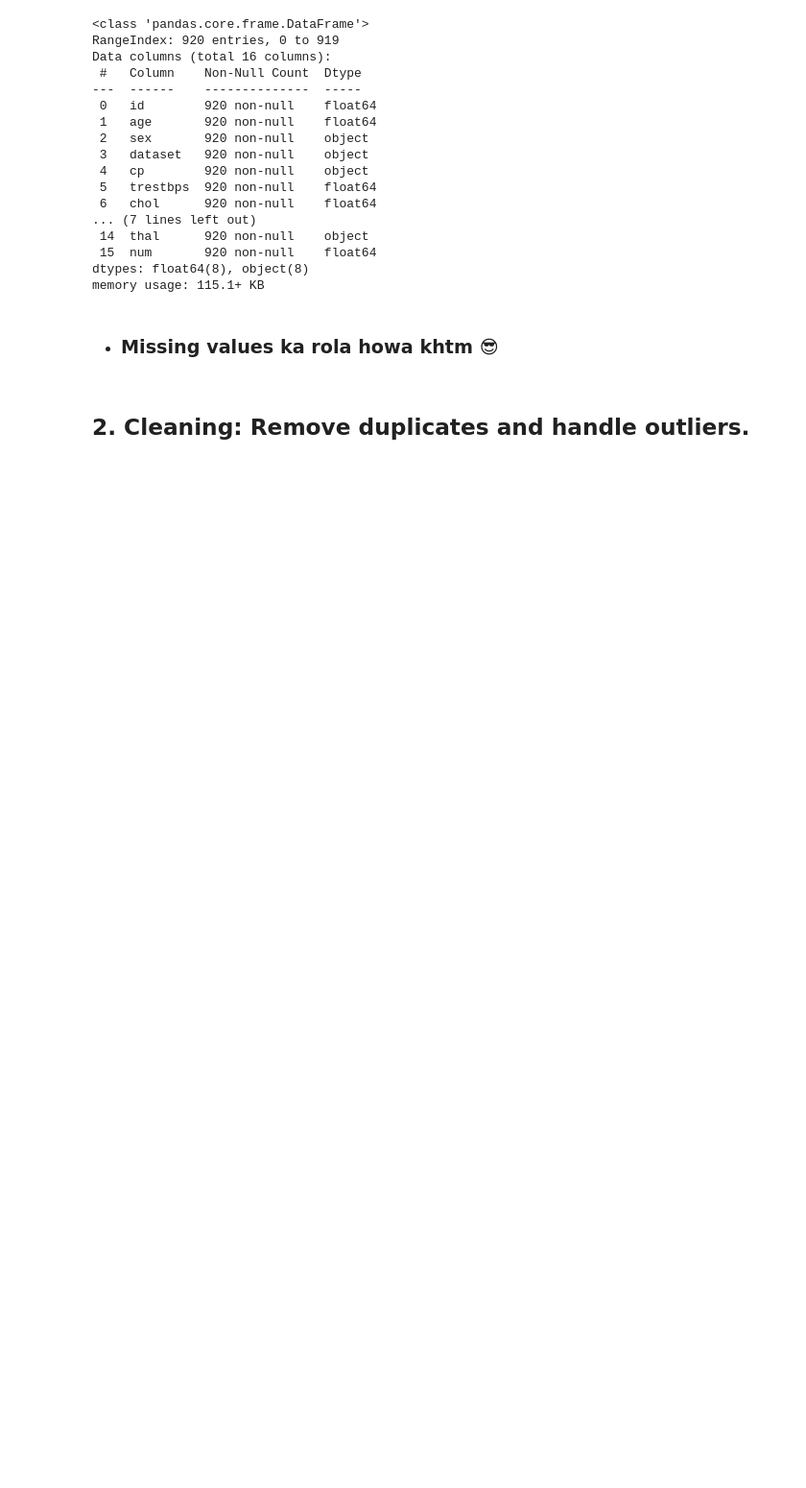
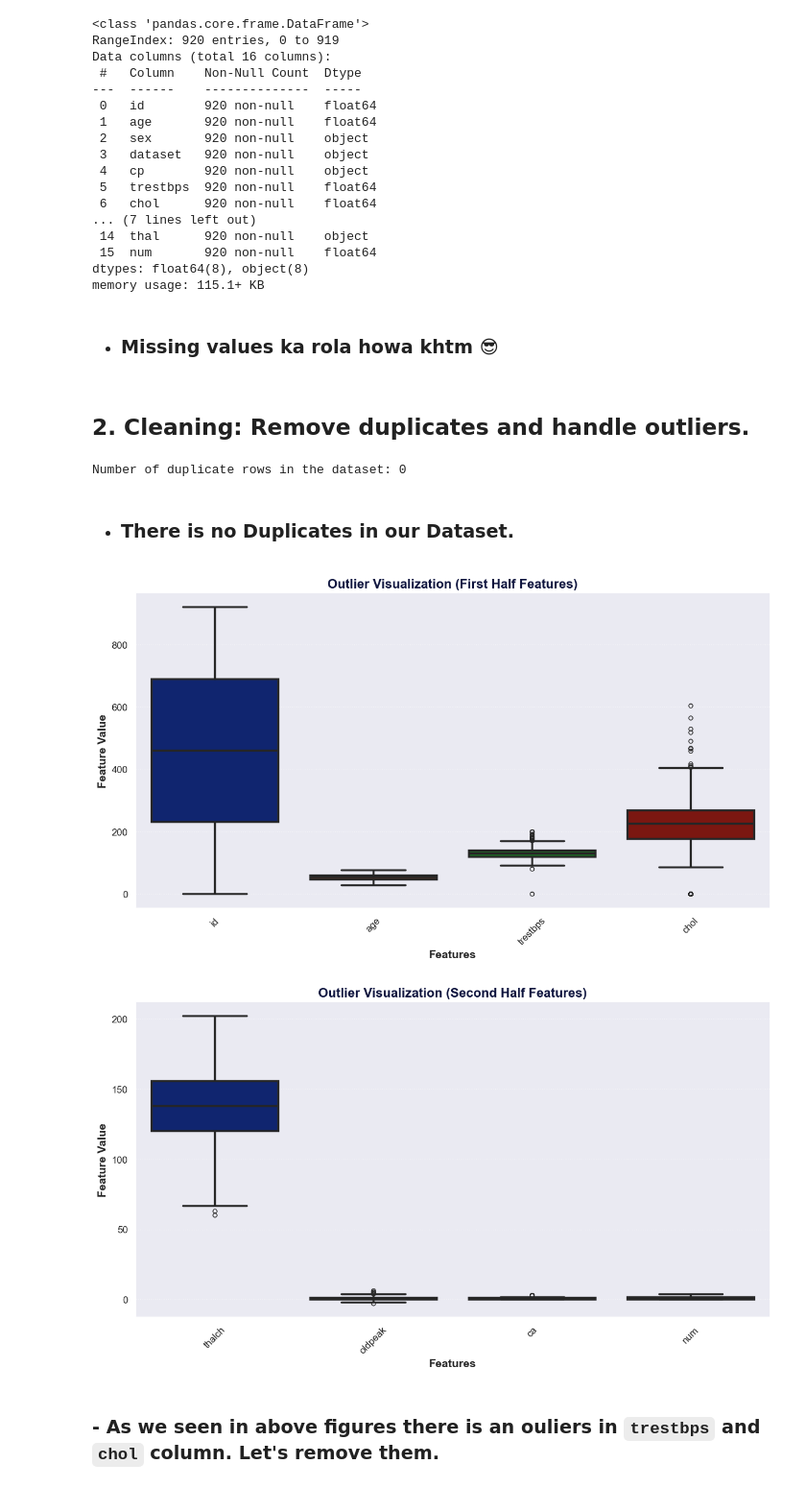
Before and after one commit to Asad15-tech/Alyz.code, a Jupyter notebook: 01_Project/Heart_Disease_Predictor/01_Heart.ipynb, the cells around one changed output. Shown at 96% size. Drawn from its saved outputs; the diff is of its cells as text; code cells hidden in the pictures; blank space fills up the shorter version.

```diff
--- a/01_Project/Heart_Disease_Predictor/01_Heart.ipynb
+++ b/01_Project/Heart_Disease_Predictor/01_Heart.ipynb
@@ -347,3 +371,48 @@ memory usage: 115.1+ KB
 - ###  Missing values ka rola howa khtm 😎
 # %% [markdown]
 ## 2. **Cleaning:** Remove duplicates and handle outliers.
+# %%
+# Let's check for duplicates in our dataset
+duplicates = df.duplicated().sum()
+print(f"Number of duplicate rows in the dataset: {duplicates}")
+# %% [output]
+Number of duplicate rows in the dataset: 0
+# %% [markdown]
+- ### There is no Duplicates in our Dataset.
+# %%
+# Split features into two halves for better visualization
+features = df.columns.tolist()
+mid = len(features) // 2
+features_1 = features[:mid]
+features_2 = features[mid:]
+
+# First half boxplot
+plt.figure(figsize=(12, 7))
+sns.set(style="darkgrid", font_scale=1.2)
+sns.boxplot(data=df[features_1], orient='v', linewidth=2.5, fliersize=5, palette="dark")
+plt.xlabel("Features", fontsize=14, fontweight='bold', color='#222222')
+plt.ylabel("Feature Value", fontsize=14, fontweight='bold', color='#222222')
+plt.title("Outlier Visualization (First Half Features)", fontsize=16, fontweight='bold', color='#0d133d')
+plt.xticks(fontsize=12, color='#222222', rotation=45)
+plt.yticks(fontsize=12, color='#222222')
+plt.grid(axis='y', linestyle=':', alpha=0.5)
+plt.tight_layout()
+plt.show()
+
+# Second half boxplot
+plt.figure(figsize=(12, 7))
+sns.set(style="darkgrid", font_scale=1.2)
+sns.boxplot(data=df[features_2], orient='v', linewidth=2.5, fliersize=5, palette="dark")
+plt.xlabel("Features", fontsize=14, fontweight='bold', color='#222222')
+plt.ylabel("Feature Value", fontsize=14, fontweight='bold', color='#222222')
+plt.title("Outlier Visualization (Second Half Features)", fontsize=16, fontweight='bold', color='#0d133d')
+plt.xticks(fontsize=12, color='#222222', rotation=45)
+plt.yticks(fontsize=12, color='#222222')
+plt.grid(axis='y', linestyle=':', alpha=0.5)
+plt.tight_layout()
+plt.show()
+# %% [output]
+[figure, added]
+[figure, added]
+# %% [markdown]
+### - As we seen in above figures there is an ouliers in `trestbps` and `chol` column. Let's remove them.
```
Also changed, not shown: parts of 7 cells of this notebook.
